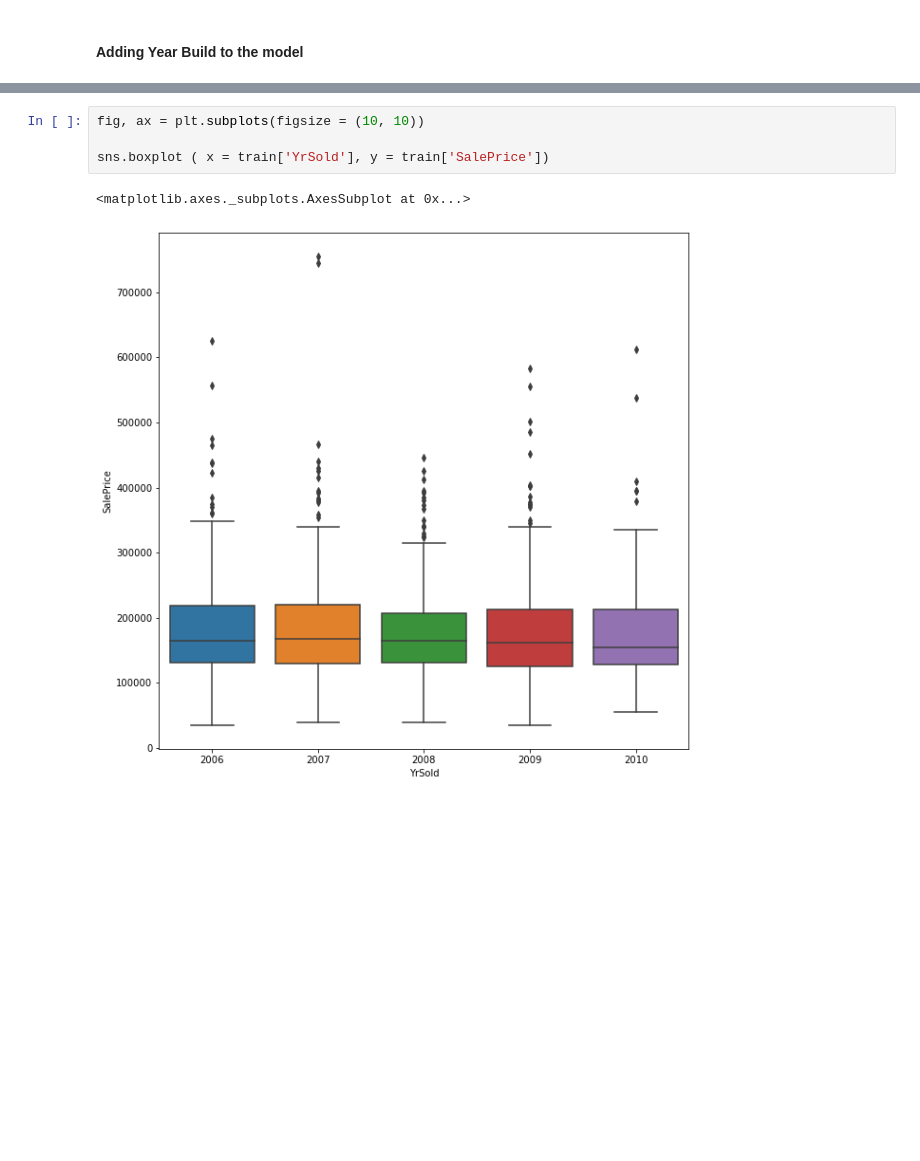
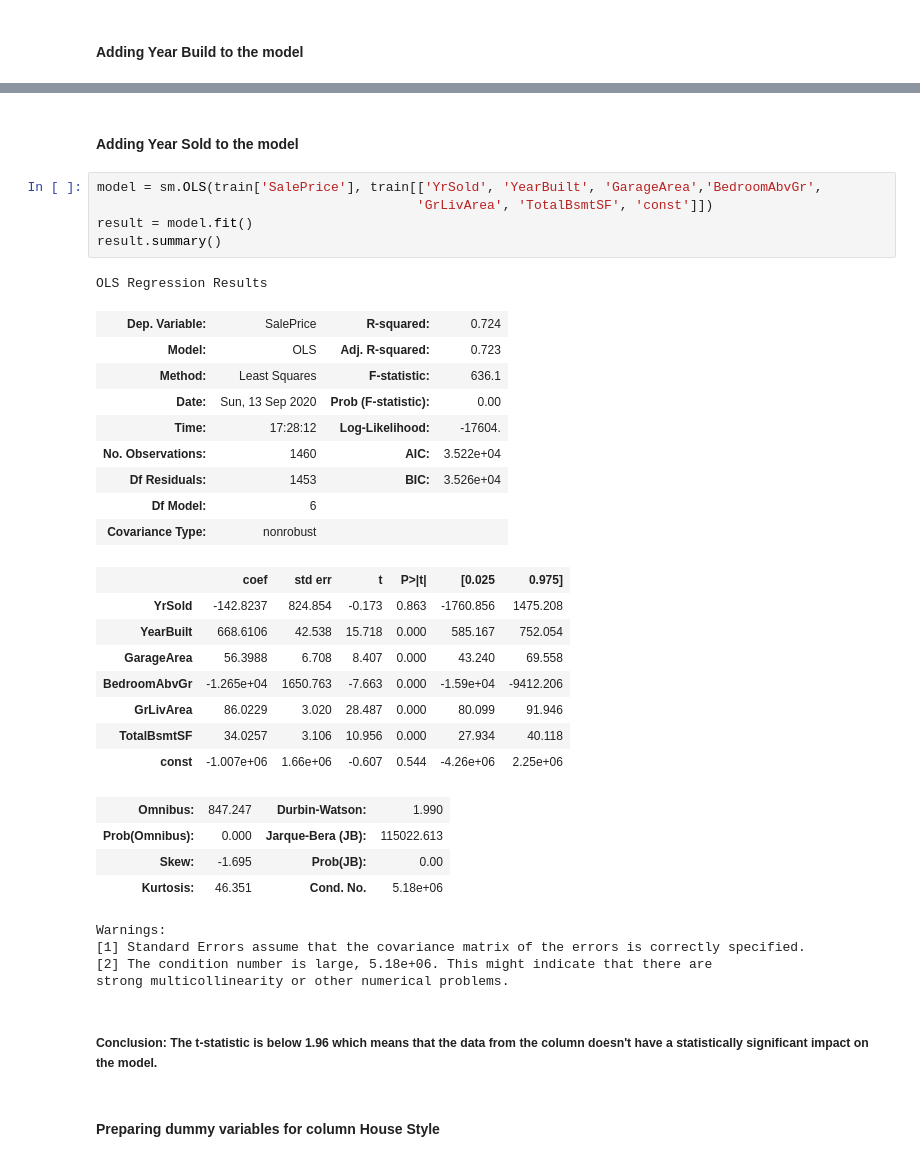
Before and after one commit to Ulli-Aech/Project04_Statistical_Analysis, a Jupyter notebook: Notebooks/statistical_analysis.ipynb, the cells around one changed output, grey strips where cells are left out. Saved outputs shown, nothing was run; the diff lists cells and outputs as text; blank space fills up the shorter version.

```diff
--- a/Notebooks/statistical_analysis.ipynb
+++ b/Notebooks/statistical_analysis.ipynb
@@ -533,7 +566,38 @@ plt.show()
-# %%
-fig, ax = plt.subplots(figsize = (10, 10))
-
-sns.boxplot ( x = train['YrSold'], y = train['SalePrice'])
-# %% [output]
-<matplotlib.axes._subplots.AxesSubplot at 0x...>
-[figure, removed]
+# %% [markdown]
+#### Adding Year Sold to the model
+# %%
+model = sm.OLS(train['SalePrice'], train[['YrSold', 'YearBuilt', 'GarageArea','BedroomAbvGr',
+                                         'GrLivArea', 'TotalBsmtSF', 'const']])
+result = model.fit()
+result.summary()
+# %% [output]
+OLS Regression Results
+| Dep. Variable: | SalePrice | R-squared: | 0.724 |
+| Model: | OLS | Adj. R-squared: | 0.723 |
+| Method: | Least Squares | F-statistic: | 636.1 |
+| Date: | Sun, 13 Sep 2020 | Prob (F-statistic): | 0.00 |
+| Time: | 17:28:12 | Log-Likelihood: | -17604. |
+| No. Observations: | 1460 | AIC: | 3.522e+04 |
+| Df Residuals: | 1453 | BIC: | 3.526e+04 |
+| Df Model: | 6 |  |  |
+| Covariance Type: | nonrobust |  |  |
+|  | coef | std err | t | P>|t| | [0.025 | 0.975] |
+| YrSold | -142.8237 | 824.854 | -0.173 | 0.863 | -1760.856 | 1475.208 |
+| YearBuilt | 668.6106 | 42.538 | 15.718 | 0.000 | 585.167 | 752.054 |
+| GarageArea | 56.3988 | 6.708 | 8.407 | 0.000 | 43.240 | 69.558 |
+| BedroomAbvGr | -1.265e+04 | 1650.763 | -7.663 | 0.000 | -1.59e+04 | -9412.206 |
+| GrLivArea | 86.0229 | 3.020 | 28.487 | 0.000 | 80.099 | 91.946 |
+| TotalBsmtSF | 34.0257 | 3.106 | 10.956 | 0.000 | 27.934 | 40.118 |
+| const | -1.007e+06 | 1.66e+06 | -0.607 | 0.544 | -4.26e+06 | 2.25e+06 |
+| Omnibus: | 847.247 | Durbin-Watson: | 1.990 |
+| Prob(Omnibus): | 0.000 | Jarque-Bera (JB): | 115022.613 |
+| Skew: | -1.695 | Prob(JB): | 0.00 |
+| Kurtosis: | 46.351 | Cond. No. | 5.18e+06 |
+Warnings:
+[1] Standard Errors assume that the covariance matrix of the errors is correctly specified.
+[2] The condition number is large, 5.18e+06. This might indicate that there are
+strong multicollinearity or other numerical problems.
+# %% [markdown]
+##### Conclusion: The t-statistic is below 1.96 which means that the data from the column doesn't have a statistically significant impact on the model.
+# %% [markdown]
+#### Preparing dummy variables for column House Style
```
Also changed, not shown: parts of 37 cells of this notebook.
